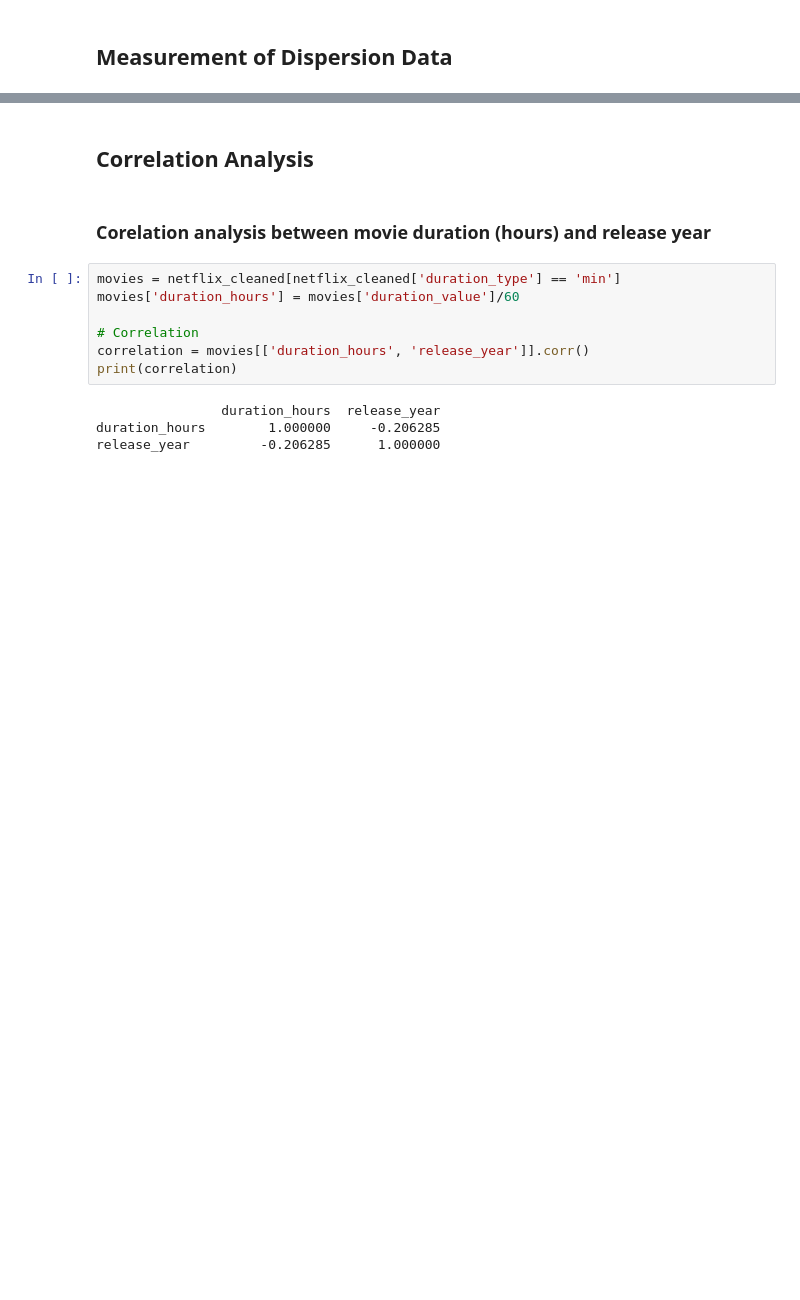
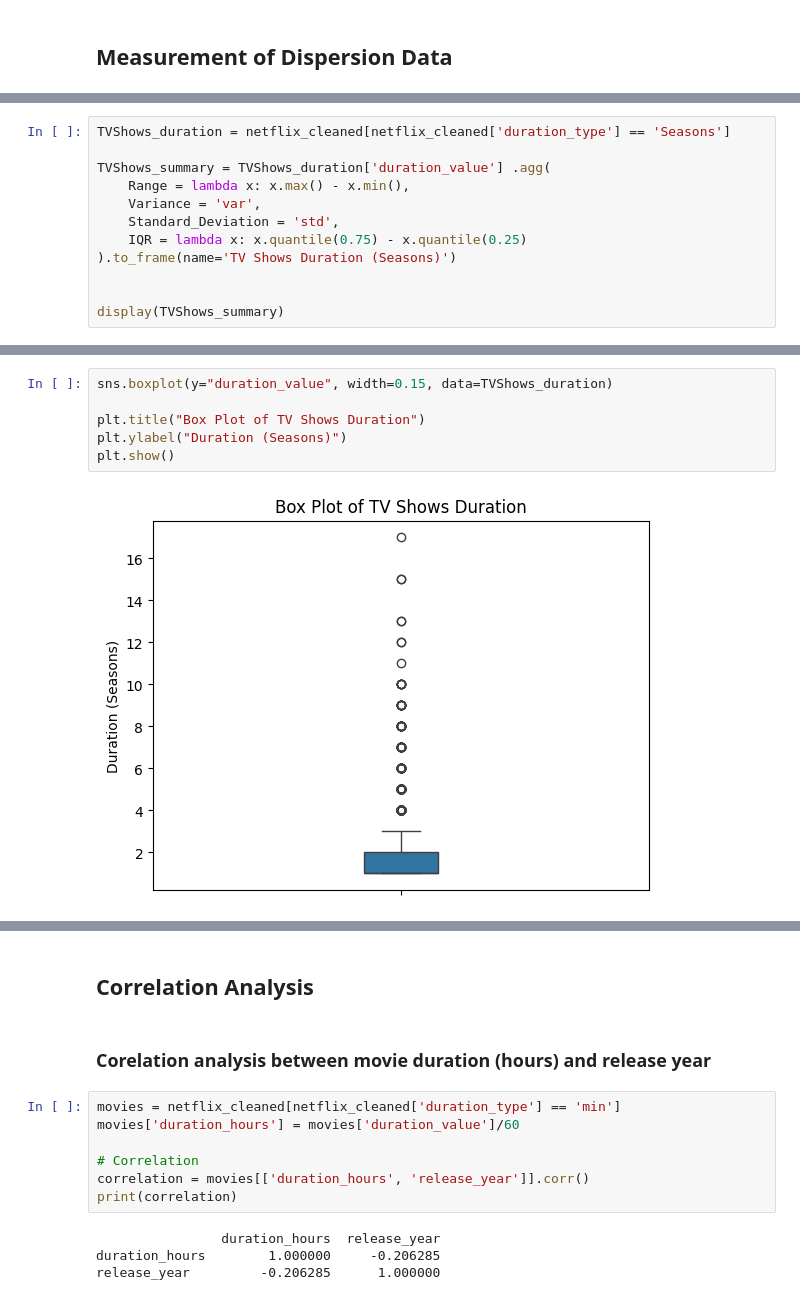
Before and after one commit to liya-eng/DSF_PROJECT, a Jupyter notebook: TT6L_G04_Notebook.ipynb, the cells around one changed output, grey strips where cells are left out. Saved outputs shown, nothing was run; the diff lists cells and outputs as text; blank space fills up the shorter version.

```diff
--- a/TT6L_G04_Notebook.ipynb
+++ b/TT6L_G04_Notebook.ipynb
@@ -391,0 +446,12 @@ summary
+# %%
+TVShows_duration = netflix_cleaned[netflix_cleaned['duration_type'] == 'Seasons']
+
+TVShows_summary = TVShows_duration['duration_value'] .agg(
+    Range = lambda x: x.max() - x.min(),
+    Variance = 'var',
+    Standard_Deviation = 'std',
+    IQR = lambda x: x.quantile(0.75) - x.quantile(0.25)
+).to_frame(name='TV Shows Duration (Seasons)')
+
+
+display(TVShows_summary)
@@ -391,0 +464,8 @@ summary
+# %%
+sns.boxplot(y="duration_value", width=0.15, data=TVShows_duration)
+
+plt.title("Box Plot of TV Shows Duration")
+plt.ylabel("Duration (Seasons)")
+plt.show()
+# %% [output]
+[figure, added]
```
Also changed, not shown: parts of 24 cells of this notebook.
